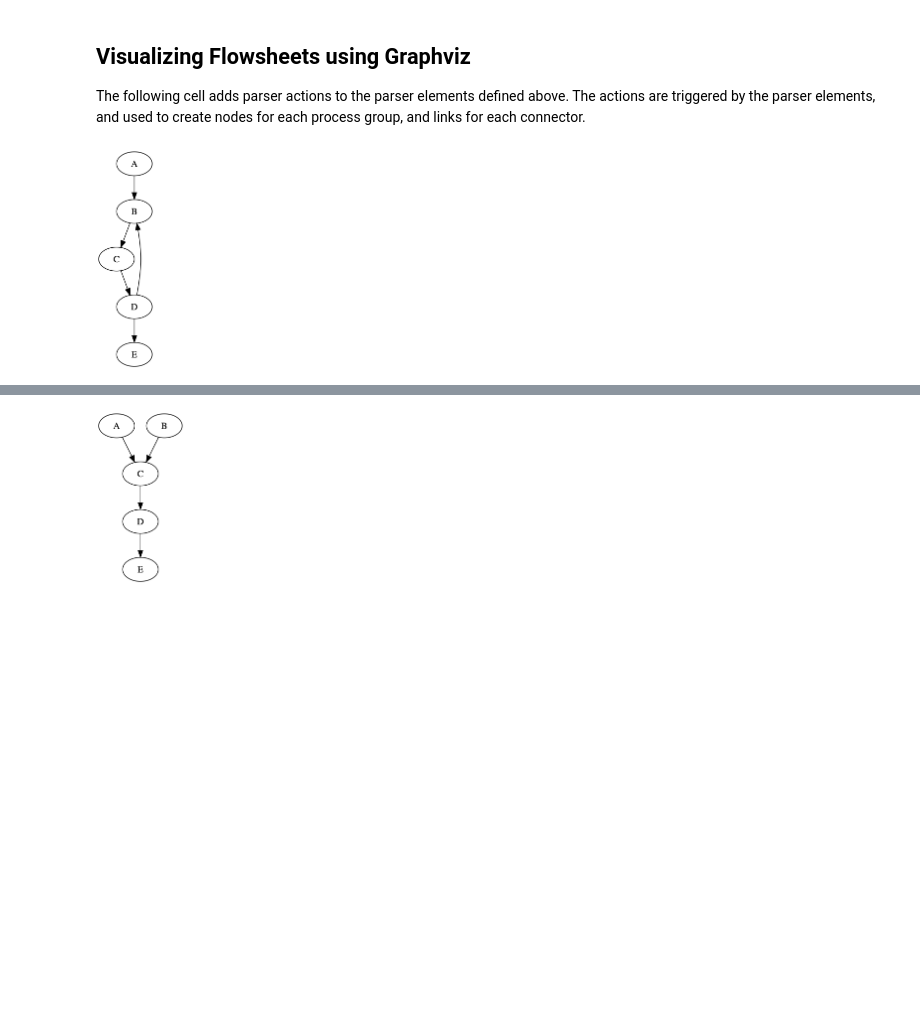
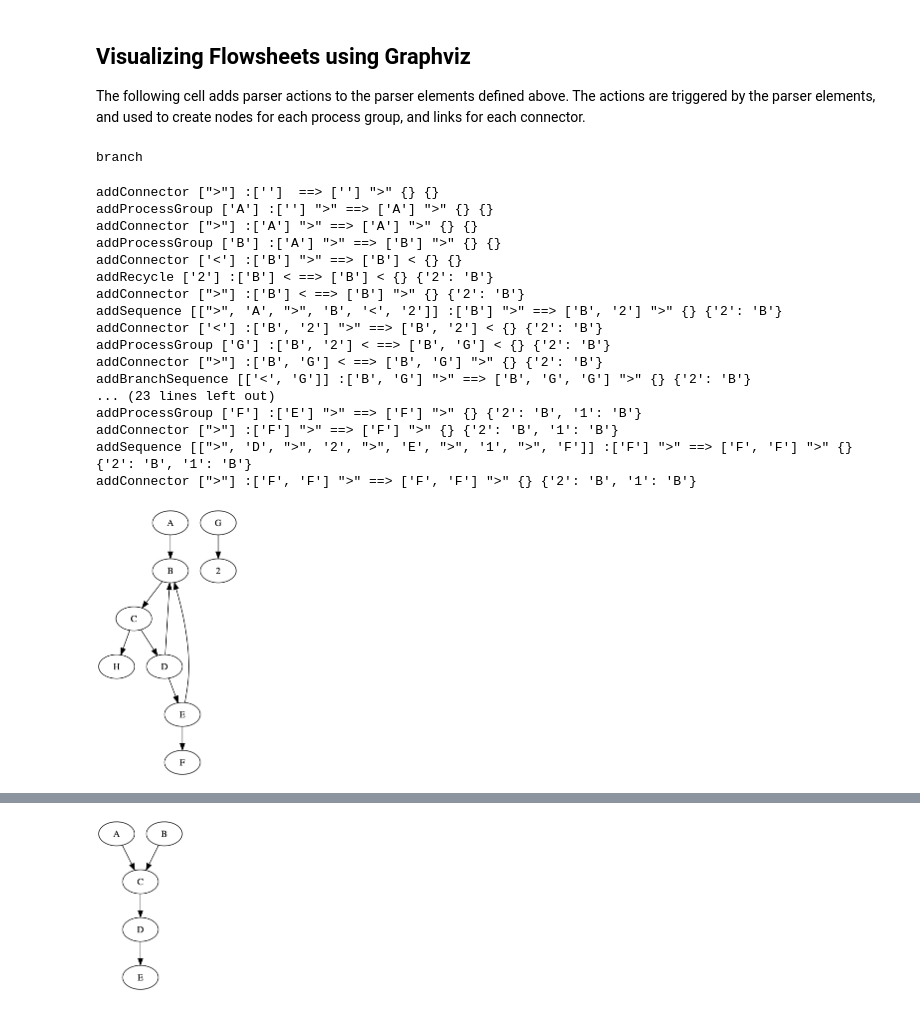
Before and after one commit to jckantor/sfiles, a Jupyter notebook: notebooks/04_Flowsheet_Drawing.ipynb, the cells around one changed output, grey strips where cells are left out. Cells and saved outputs as stored; diff of their text form; code cells hidden in the pictures; blank space fills up the shorter version.

```diff
--- a/notebooks/04_Flowsheet_Drawing.ipynb
+++ b/notebooks/04_Flowsheet_Drawing.ipynb
@@ -53,8 +53,17 @@ lastEdge = ''
 recycleSrcs = {}
 recycleDsts = {}
 
+import inspect
+def debugA(t):
+    print(inspect.stack()[1][3], t, ':', end='')
+    print(lastNode, lastEdge, end='')
+
+def debugB():
+    print(' ==>', lastNode, lastEdge, recycleSrcs, recycleDsts)
+
 def addProcessGroup(t):
     global lastNode, lastEdge
+    debugA(t)
     node = pydot.Node(t[0])
     graph.add_node(node)
     if lastNode[-1] and ('>' in lastEdge):
@@ -62,15 +71,19 @@ def addProcessGroup(t):
     elif lastNode[-1] and ('<' in lastEdge):
         graph.add_edge(pydot.Edge(node, lastNode[-1]))
     lastNode[-1] = t[0]
+    debugB()
     return t
 
 def addConnector(t):
     global lastEdge
+    debugA(t)
     lastEdge = str(t[0])
+    debugB()
     return t
 
 def addRecycle(t):
     global lastEdge, lastNode
+    debugA(t)
     if '<' in lastEdge:
         if t[0] in recycleSrcs.keys():
             src = recycleSrcs[t[0]]
@@ -85,24 +98,30 @@ def addRecycle(t):
             graph.add_edge(pydot.Edge(src,dst))
         else:
             recycleSrcs[t[0]] = lastNode[-1]
-
+    debugB()
 
 # after sequence has been parsed
 def addSequence(t):
     global lastNode
+    debugA(t)
     lastNode.append(t[0][-1])
+    debugB()
     return t
 
 # after branch sequence has been parsed
 def addBranchSequence(t):
     global lastNode
+    debugA(t)
     lastNode.append(t[0][-1])
+    debugB()
     return t
 
 def addBranch(t):
     global lastNode
+    debugA(t)
     lastNode.pop(-1)
     lastNode.pop(-1)
+    debugB()
     return t
 
 processgroup.setParseAction(addProcessGroup)
@@ -111,9 +130,35 @@ recycle.setParseAction(addRecycle)
 sequence.setParseAction(addSequence)
 branchsequence.setParseAction(addBranchSequence)
 branch.setParseAction(addBranch)
-
-sfiles.parseString("AB<1CD1E")
-from IPython.display import Image
-Image(graph.create_png(), retina=True)
 # %% [output]
-[figure, removed]
+branch
+# %%
+graph = pydot.Dot(graph_type='digraph')
+
+lastNode = ['']
+lastEdge = ''
+recycleSrcs = {}
+recycleDsts = {}
+
+sfiles.parseString("AB<2[<G]<1C[H]D2E1F")
+from IPython.display import Image
+Image(graph.create_png(), retina=True)
+# %% [output]
+addConnector [">"] :['']  ==> [''] ">" {} {}
+addProcessGroup ['A'] :[''] ">" ==> ['A'] ">" {} {}
+addConnector [">"] :['A'] ">" ==> ['A'] ">" {} {}
+addProcessGroup ['B'] :['A'] ">" ==> ['B'] ">" {} {}
+addConnector ['<'] :['B'] ">" ==> ['B'] < {} {}
+addRecycle ['2'] :['B'] < ==> ['B'] < {} {'2': 'B'}
+addConnector [">"] :['B'] < ==> ['B'] ">" {} {'2': 'B'}
+addSequence [[">", 'A', ">", 'B', '<', '2']] :['B'] ">" ==> ['B', '2'] ">" {} {'2': 'B'}
+addConnector ['<'] :['B', '2'] ">" ==> ['B', '2'] < {} {'2': 'B'}
+addProcessGroup ['G'] :['B', '2'] < ==> ['B', 'G'] < {} {'2': 'B'}
+addConnector [">"] :['B', 'G'] < ==> ['B', 'G'] ">" {} {'2': 'B'}
+addBranchSequence [['<', 'G']] :['B', 'G'] ">" ==> ['B', 'G', 'G'] ">" {} {'2': 'B'}
+... (23 lines left out)
+addProcessGroup ['F'] :['E'] ">" ==> ['F'] ">" {} {'2': 'B', '1': 'B'}
+addConnector [">"] :['F'] ">" ==> ['F'] ">" {} {'2': 'B', '1': 'B'}
+addSequence [[">", 'D', ">", '2', ">", 'E', ">", '1', ">", 'F']] :['F'] ">" ==> ['F', 'F'] ">" {} {'2': 'B', '1': 'B'}
+addConnector [">"] :['F', 'F'] ">" ==> ['F', 'F'] ">" {} {'2': 'B', '1': 'B'}
+[figure, added]
```
Also changed, not shown: parts of 1 cell of this notebook, 2 other files.
